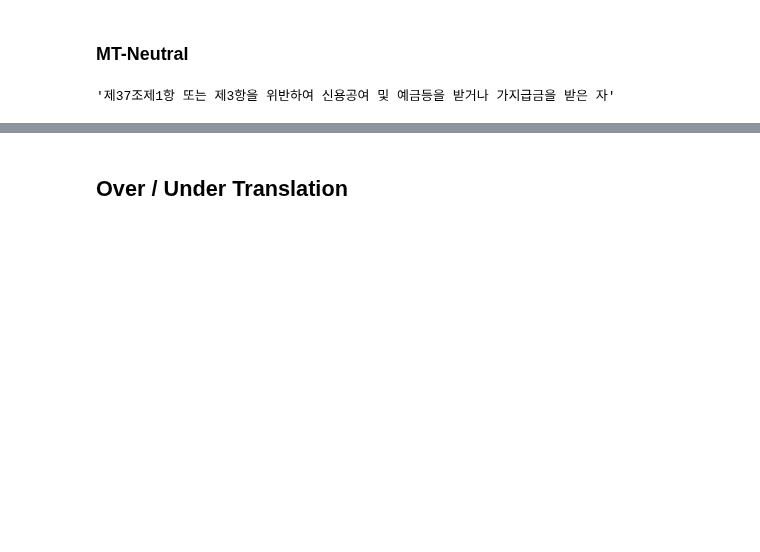
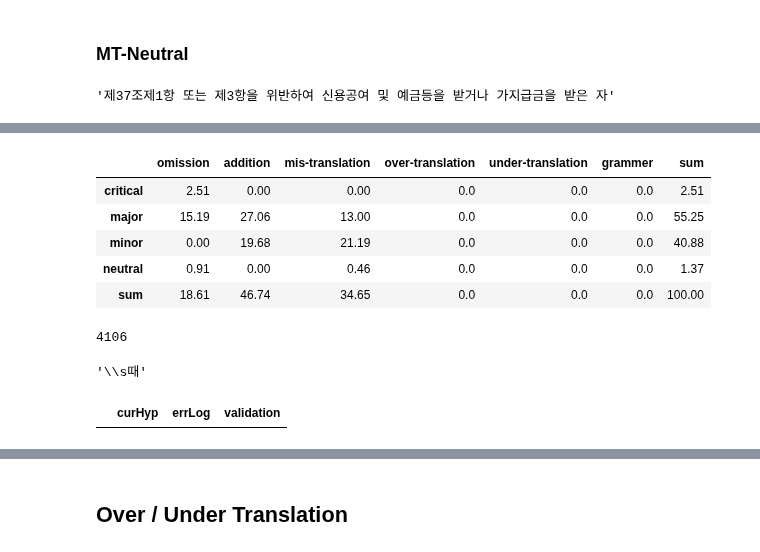
Before and after one commit to tjtmddnjswkd/capstone, a Jupyter notebook: 3_make_errors/e4_make_errors_all.ipynb, the cells around one changed output, grey strips where cells are left out. Saved outputs shown, nothing was run; the diff lists cells and outputs as text; code cells hidden in the pictures; blank space fills up the shorter version.

```diff
--- a/3_make_errors/e4_make_errors_all.ipynb
+++ b/3_make_errors/e4_make_errors_all.ipynb
@@ -1055,18 +1014,26 @@ def change_morphus(df, ratio, seed, rep_dict):
         for pattern in rpd_keys:
             find_list = list(re.finditer(pattern, cur_hyp))
             if not find_list: continue
-            is_complete = False
-            for f in find_list:
-                word = f.group()
-                start = f.start()
-                r_word = rep_dict[pattern]+word[1:-1]+rep_dict[pattern]
-                res = replace_inteli(result, i, word, r_word)
-                if res==None: continue
-                else:
-                    conv_hyp, start, conv_word = res
-                    is_complete = True
-                if is_complete:
-                    break
-        print(conv_hyp, start, conv_word)
-        break
-change_morphus(df_rpnm, 0.025, 777)
+            break
+
+        np.random.shuffle(find_list)
+        f = find_list[0]
+
+        word, start = f.group(), f.start()
+        r_word = (rep_dict[pattern]+word[1:-1]+rep_dict[pattern]).strip()
+        res = replace_inteli(result, i, word, r_word)
+        if res!=None:
+            conv_hyp, start, conv_word = res
+        else:
+            continue
+
+        result.loc[i, "curHyp"] = conv_hyp
+        input_errors(result, i, 'neutral', start, conv_word, 'mis-translation')
+
+        move_index(result, i, start, conv_word)
+        result.loc[i, "errLog"]["mis-translation"] = {"start_idx": start, "text": conv_word}
+        dindex_dict["mis-translation"].append(i)
+    return convert_df(df, result)
+
+
+df_cmp = change_morphus(df_rpnm, 0.025, 777, rep_dict)
@@ -1072,0 +1062,27 @@ change_morphus(df_rpnm, 0.025, 777)
+# %%
+errors_report(df_cmp, True)
+# %% [output]
+|  | omission | addition | mis-translation | over-translation | under-translation | grammer | sum |
+| critical | 2.51 | 0.00 | 0.00 | 0.0 | 0.0 | 0.0 | 2.51 |
+| major | 15.19 | 27.06 | 13.00 | 0.0 | 0.0 | 0.0 | 55.25 |
+| minor | 0.00 | 19.68 | 21.19 | 0.0 | 0.0 | 0.0 | 40.88 |
+| neutral | 0.91 | 0.00 | 0.46 | 0.0 | 0.0 | 0.0 | 1.37 |
+| sum | 18.61 | 46.74 | 34.65 | 0.0 | 0.0 | 0.0 | 100.00 |
+# %%
+rep_dict={r"\s때":" 경우", r"\s경우":" 때"}
+ratio, seed = 0.3, 908
+errType = "mis-translation"
+
+df_t = copy_df(df_cmp)
+patterns = "|".join(rep_dict.keys())
+
+te_drop = df_t.drop(index=dindex_dict[errType])
+transHyp = pd.Series(te_drop.index.map(lambda x: can_noise(te_drop, x)), index=te_drop.index)
+std_idx = random_index(te_drop.loc[transHyp.str.contains(patterns, regex=True)], ratio, seed)
+len(std_idx)
+# %% [output]
+4106
+# %%
+list(rep_dict.keys())[np.random.choice(list(range(0, len(rep_dict.keys()))))]
+# %% [output]
+'\\s때'
@@ -1072,0 +1132,6 @@ change_morphus(df_rpnm, 0.025, 777)
+# %%
+temp = check_memorize(df_ch1.loc[std_idx])
+ttp = temp.loc[temp.errLog.apply(lambda i: "mis-translation" in i)]
+ttp.loc[ttp["errLog"].apply(lambda x: x["mis-translation"]["text"]) != ttp["validation"].apply(lambda y: y["mis-translation"])]
+# %% [output]
+|  | curHyp | errLog | validation |
```
Also changed, not shown: parts of 34 cells of this notebook.
